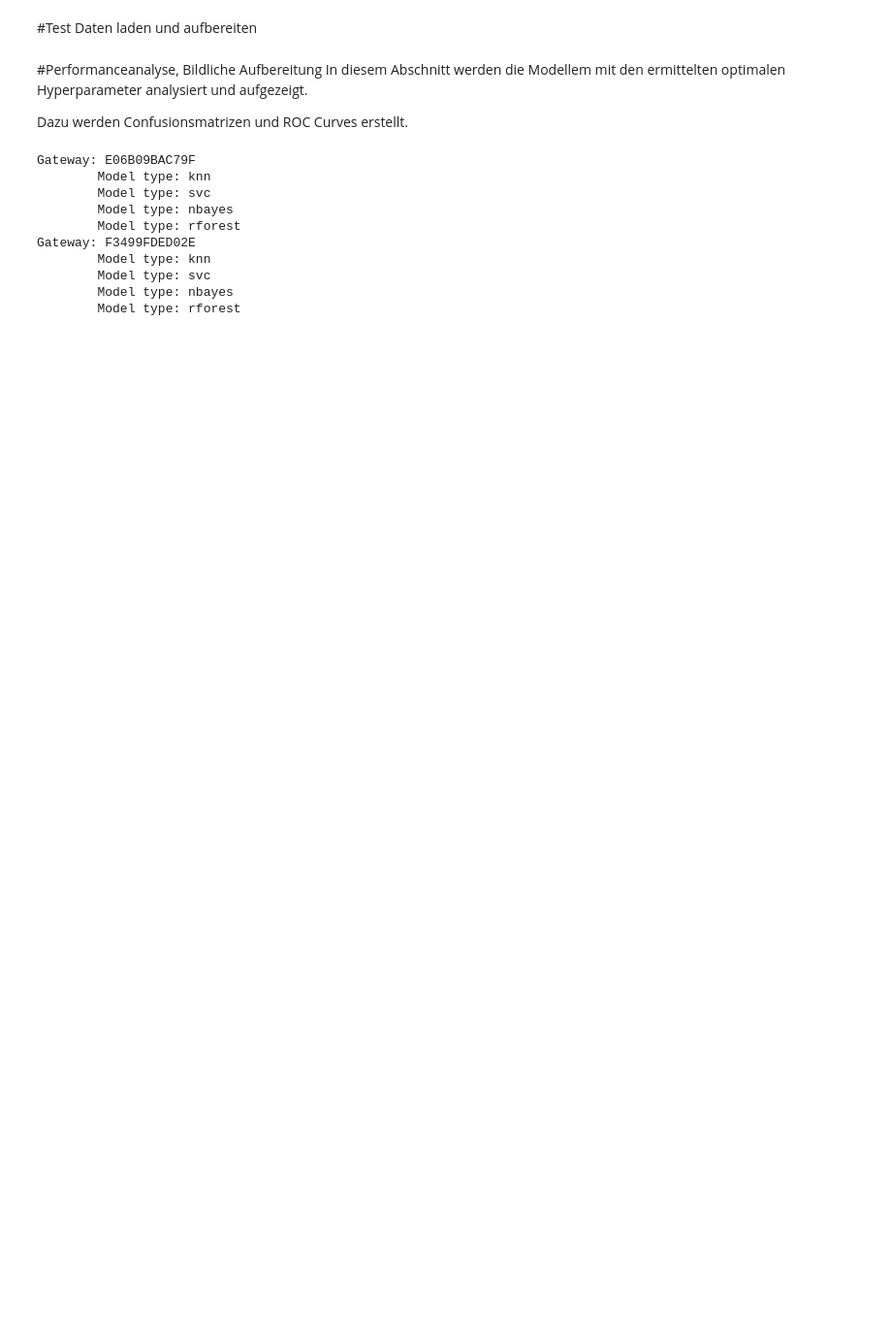
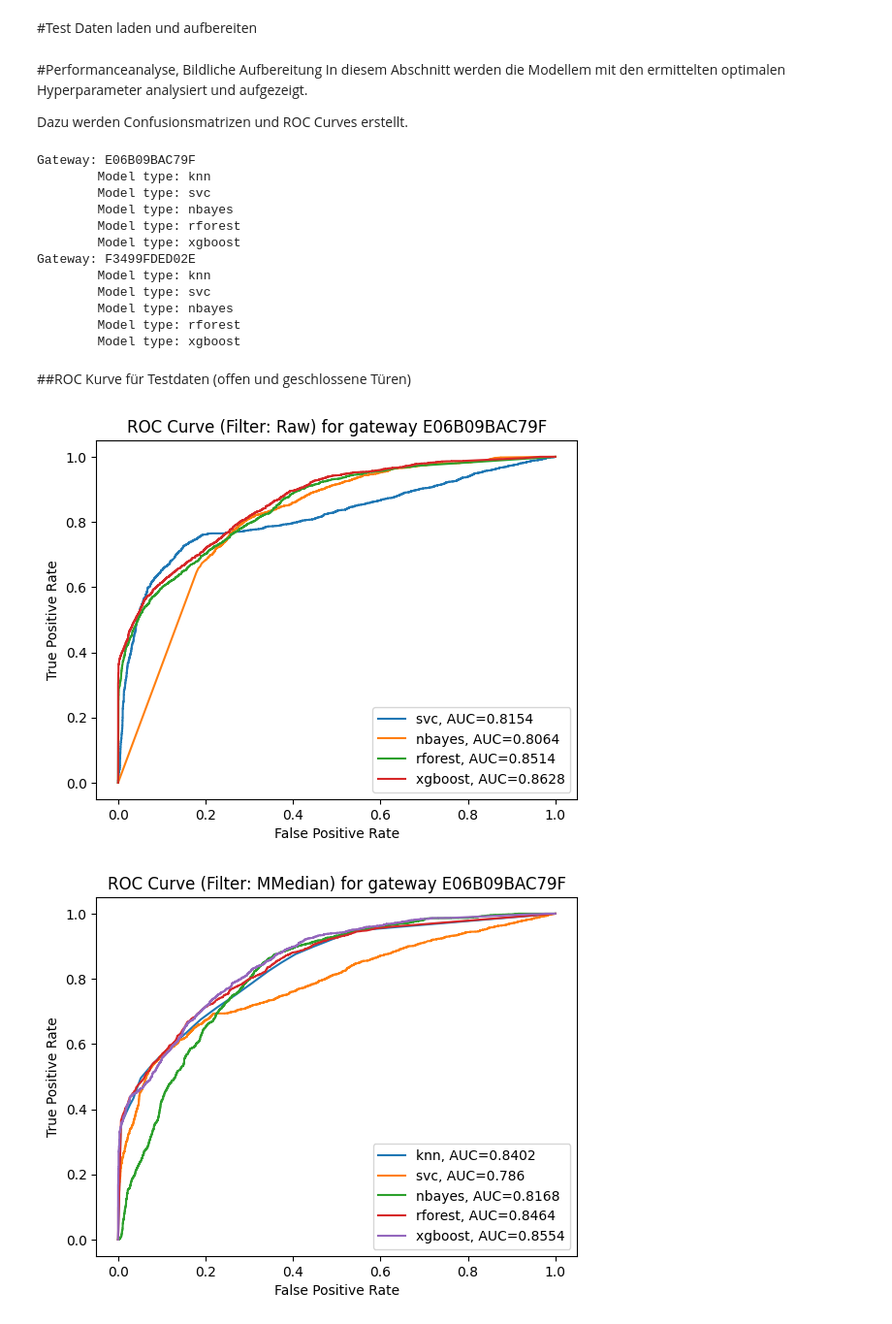
Before and after one commit to wagneced/IndoorTrackingML, a Jupyter notebook: IndoorTrackingML.ipynb, the cells around one changed output. Shown at 97% size. Saved outputs shown, nothing was run; the diff lists cells and outputs as text; code cells hidden in the pictures; blank space fills up the shorter version.

```diff
--- a/IndoorTrackingML.ipynb
+++ b/IndoorTrackingML.ipynb
@@ -1124,9 +1150,9 @@ dict_best_accuracy = {'E06B09BAC79F': {'knn': {'MMedian': {'best_score_': [0.756
 #Test Daten laden und aufbereiten
 # %%
 #Test closed Doors
-filepath_test_closed_door = "/content/drive/MyDrive/Colab Notebooks/IndoorTrackingML/DATA/Test/ClosedDoors/CSV/LabeledCombinedGatewayData_ClosedDoors.csv"
+filepath_test_closed_door = '/content/drive/MyDrive/Colab Notebooks/IndoorTrackingML/DATA/Test/ClosedDoors/CSV/LabeledCombinedGatewayData_ClosedDoors.csv'
 #Test open Doors
-filepath_test_open_door = "/content/drive/MyDrive/Colab Notebooks/IndoorTrackingML/DATA/Test/OpenDoors/CSV/LabeledCombinedGatewayData.csv"
+filepath_test_open_door = '/content/drive/MyDrive/Colab Notebooks/IndoorTrackingML/DATA/Test/OpenDoors/CSV/LabeledCombinedGatewayData.csv'
 
 #Load and secure clean data
 test_open_door_df = pd.read_csv(filepath_test_open_door).drop_duplicates().reset_index(drop=True)
@@ -1145,7 +1171,7 @@ for gateway in gateways:
   test_open_door_dict[gateway] = {'data': temp_open_df.copy()}
   test_open_door_dict[gateway]['extended_data'] = generate_df_with_additional_features(data_df = temp_open_df)
 
-  temp_closed_df = temp_closed_df.loc[temp_closed_df.gateway == gateway].copy()
+  temp_closed_df = test_closed_door_df.loc[test_closed_door_df.gateway == gateway].copy()
   temp_closed_df = extend_df_with_label(data_df = temp_closed_df)
   temp_closed_df = extend_data_with_filtered_values(data_df = temp_closed_df)
   test_closed_door_dict[gateway] = {'data': temp_closed_df.copy()}
@@ -1181,6 +1215,14 @@ def plot_confusion_matrix (trained_model, X_test, y_test, title):
 # %%
 #Defined funciton which can be used to plot multiple models on a single roc curve diagramm
 def plot_roc_curve_with_multiple_models(dict_with_trained_models, X_test, y_test, title):
+  '''
+  Plots multiple models on a single roc curve diagramm
+  Requires
+  - dictionary with trained models
+  - X Testdata
+  - y Testdata
+  - Title (string-Format)
+  '''
   #Setup plotting area
   plt.figure(0).clf()
   for model_name in dict_with_trained_models.keys():
@@ -1190,7 +1232,7 @@ def plot_roc_curve_with_multiple_models(dict_with_trained_models, X_test, y_test
     #Calculate false positive and true positive rate
     fpr, tpr, _ = roc_curve(y_test, y_pred)
     auc = round(roc_auc_score(y_test, y_pred), 4)
-    plt.plot(fpr,tpr,label=str(model_name) + ", AUC=" + str(auc))
+    plt.plot(fpr,tpr,label=str(model_name) + ', AUC=' + str(auc))
   #Adding title and legend to plot
   plt.title(title)
   plt.legend()
@@ -1200,7 +1242,7 @@ def plot_roc_curve_with_multiple_models(dict_with_trained_models, X_test, y_test
 # %%
 for gateway in dict_best_accuracy.keys():
   df = master_dict.get(gateway).get('extended_data')
-  print("Gateway: "+gateway)
+  print('Gateway: '+gateway)
   for model_type in dict_best_accuracy[gateway].keys():
     print('\tModel type: '+model_type)
     for filter in dict_best_accuracy[gateway][model_type].keys():
@@ -1227,22 +1269,46 @@ for gateway in dict_best_accuracy.keys():
       prefix = str(dict_filter_distance_columns.get(filter))
       column_selection = [col for col in df if (col.startswith(prefix) or col.startswith('timediff'))]
 
-      X = df.loc[:,column_selection]
-      y = df.InRoom
-
-      X_train, X_test, y_train, y_test = train_test_split(X, y, test_size=.3,random_state=random_state)
+      X_train = df.loc[:,column_selection]
+      y_train = df.InRoom
 
       model.fit(X_train,y_train)
       #Fitted model is added to dictionary
-      dict_best_accuracy[gateway][model_type][filter]["model"] = model
+      dict_best_accuracy[gateway][model_type][filter]['model'] = model
 # %% [output]
 Gateway: E06B09BAC79F
         Model type: knn
         Model type: svc
         Model type: nbayes
         Model type: rforest
+        Model type: xgboost
 Gateway: F3499FDED02E
         Model type: knn
         Model type: svc
         Model type: nbayes
         Model type: rforest
+        Model type: xgboost
+# %% [markdown]
+##ROC Kurve für Testdaten (offen und geschlossene Türen)
+# %%
+for gateway in dict_best_accuracy.keys():
+  for filter in dict_filter_distance_columns.keys():
+    df = test_open_door_dict.get(gateway).get('extended_data')
+    dict_with_trained_models = dict()
+    for model_type in dict_best_accuracy[gateway].keys():
+      if filter in dict_best_accuracy[gateway][model_type].keys():
+        model = dict_best_accuracy[gateway][model_type][filter]['model']
+        dict_with_trained_models[model_type] = model
+
+    title = 'ROC Curve (Filter: '+filter+') for gateway '+gateway
+
+    prefix = str(dict_filter_distance_columns.get(filter))
+    column_selection = [col for col in df if (col.startswith(prefix) or col.startswith('timediff'))]
+
+    X_test = df.loc[:,column_selection]
+    y_test = df.InRoom
+
+    plot_roc_curve_with_multiple_models(dict_with_trained_models, X_test, y_test, title)
+# %% [output]
+[figure, added]
+[figure, added]
```
Also changed, not shown: parts of 36 cells of this notebook.
